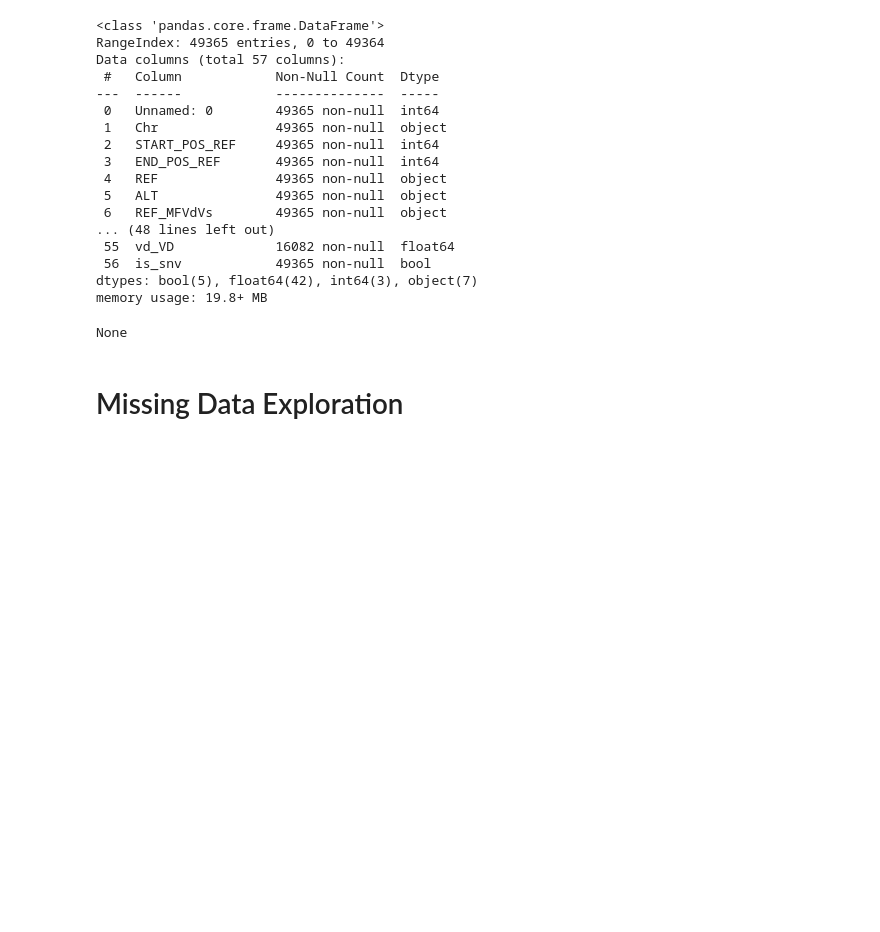
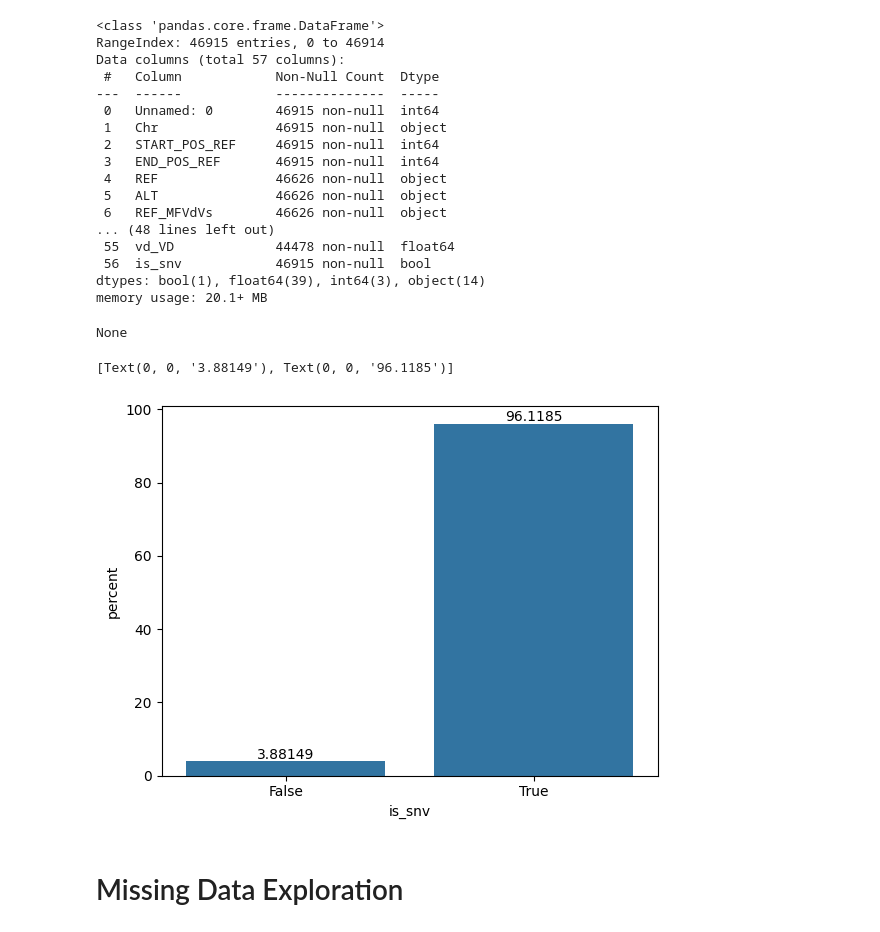
Before and after one commit to melloo21/cs4220_projects, a Jupyter notebook: feature_engineering/eda_v1.ipynb, the cells around one changed output. Cells and saved outputs as stored; diff of their text form; code cells hidden in the pictures; blank space fills up the shorter version.

```diff
--- a/feature_engineering/eda_v1.ipynb
+++ b/feature_engineering/eda_v1.ipynb
@@ -12,28 +20,36 @@ from sklearn.impute import SimpleImputer, KNNImputer
 # %%
-file = "/Users/melloo21/Desktop/NUS Items/CS4220/cs4220_projects/data/real1_final.csv"
+name = "syn5_final"
+file = f"/Users/melloo21/Desktop/NUS Items/CS4220/cs4220_projects/data/raw_csv/{name}.csv"
 # %%
 # read_file and check type
 df = pd.read_csv(file,sep='\t')
 display(df.info())
 # %% [output]
 <class 'pandas.core.frame.DataFrame'>
-RangeIndex: 49365 entries, 0 to 49364
+RangeIndex: 46915 entries, 0 to 46914
 Data columns (total 57 columns):
  #   Column            Non-Null Count  Dtype
 ---  ------            --------------  -----
- 0   Unnamed: 0        49365 non-null  int64
- 1   Chr               49365 non-null  object
- 2   START_POS_REF     49365 non-null  int64
- 3   END_POS_REF       49365 non-null  int64
- 4   REF               49365 non-null  object
- 5   ALT               49365 non-null  object
- 6   REF_MFVdVs        49365 non-null  object
+ 0   Unnamed: 0        46915 non-null  int64
+ 1   Chr               46915 non-null  object
+ 2   START_POS_REF     46915 non-null  int64
+ 3   END_POS_REF       46915 non-null  int64
+ 4   REF               46626 non-null  object
+ 5   ALT               46626 non-null  object
+ 6   REF_MFVdVs        46626 non-null  object
 ... (48 lines left out)
- 55  vd_VD             16082 non-null  float64
- 56  is_snv            49365 non-null  bool
-dtypes: bool(5), float64(42), int64(3), object(7)
-memory usage: 19.8+ MB
+ 55  vd_VD             44478 non-null  float64
+ 56  is_snv            46915 non-null  bool
+dtypes: bool(1), float64(39), int64(3), object(14)
+memory usage: 20.1+ MB
 None
+# %%
+# Check for the proportion of SNV and non SNV
+ax = sns.countplot(df, x="is_snv", stat="percent")
+ax.bar_label(ax.containers[0])
+# %% [output]
+[Text(0, 0, '3.88149'), Text(0, 0, '96.1185')]
+[figure, added]
 # %% [markdown]
 # Missing Data Exploration
 # %% [markdown]
```
Also changed, not shown: parts of 2 cells of this notebook, 10 other files.
